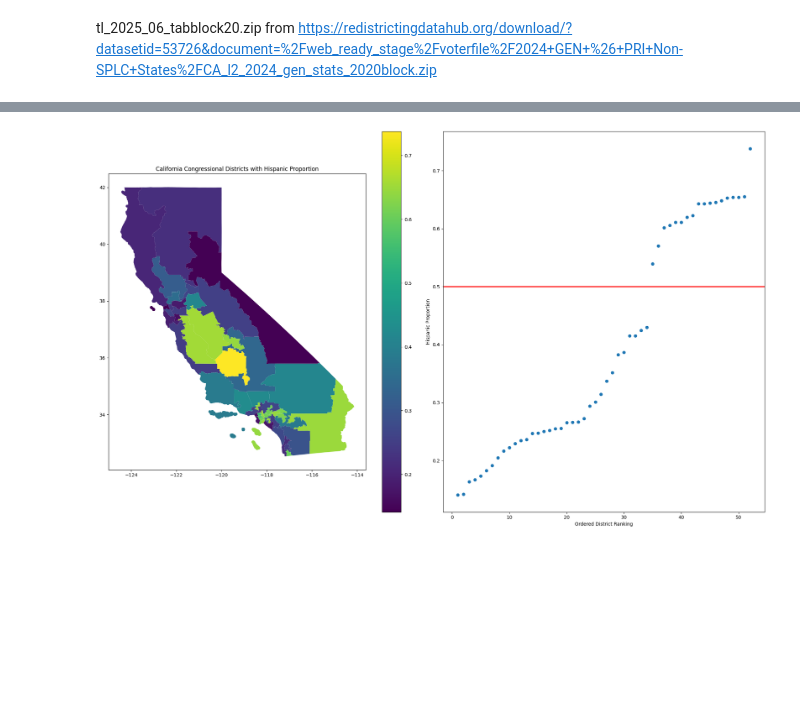
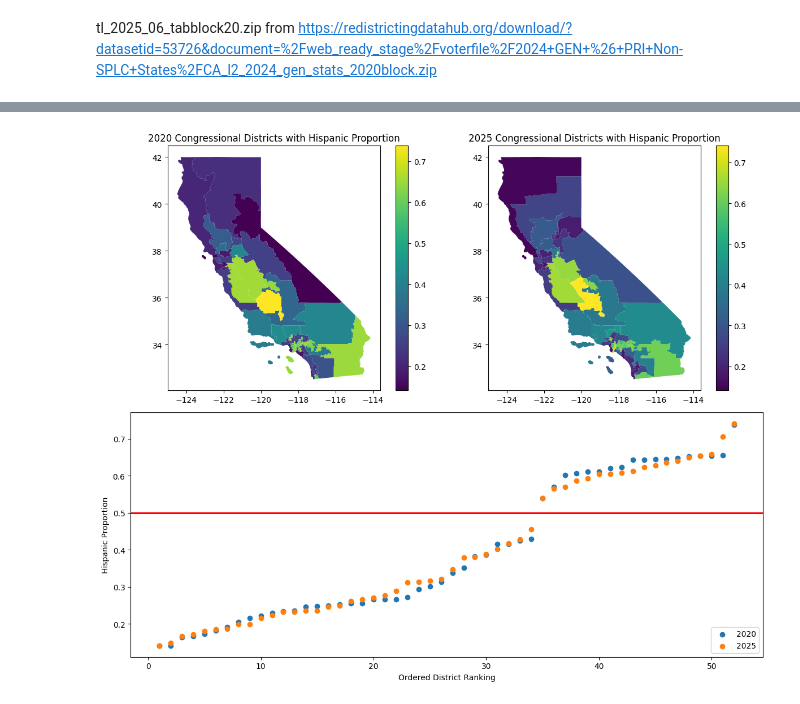
Before and after one commit to jvkim336-rgb/California-Voting-District-Project, a Jupyter notebook: CA-District-Notebook.ipynb, the cells around one changed output, grey strips where cells are left out. Saved outputs shown, nothing was run; the diff lists cells and outputs as text; code cells hidden in the pictures; blank space fills up the shorter version.

```diff
--- a/CA-District-Notebook.ipynb
+++ b/CA-District-Notebook.ipynb
@@ -19,12 +21,18 @@ with zipfile.ZipFile(file_path + r"\Data\ca_pl2020_official.zip") as ca_pl2020:
 ca_pl94 = pd.read_csv(file_path + r"\Data\state_PL94_2020_Adjusted_P24_DOJ_Block_csv\state_PL94_2020_Adjusted_P24_DOJ_Block.csv")
 ca_blocks = gpd.read_file(file_path + r"\Data\tl_2025_06_tabblock20.zip")
 ca_cd118 = pd.read_csv(file_path + r"\Data\06_CA_CD118.txt")
+ca_2025 = pd.read_csv(file_path + r"\Data\ab604.csv")
 voter_file = pd.read_csv(file_path + r"\Data\CA_l2_2024_gen_stats_2020block\CA_l2_2024_gen_stats_2020block.csv")
 # %%
 ca_blocks["GEOID20"] = ca_blocks["GEOID20"].astype(int)
 ca_blocks_district = ca_blocks.merge(ca_cd118, left_on="GEOID20",right_on= "GEOID", how="left")
+ca_blocks_district = ca_blocks_district.rename(columns={"CDFP":"2020 District"})
+ca_blocks_district = ca_blocks_district.merge(ca_2025, left_on="GEOID20",right_on= "GEOID", how="left")
+ca_blocks_district = ca_blocks_district.drop(["GEOID_x", "GEOID_y"], axis=1)
+ca_blocks_district = ca_blocks_district.rename(columns={"CDFP":"2025 District"})
 
-#ca_blocks_district[ca_blocks_district[" CDFP"] == 12].explore()
-ca_blocks_district[ca_blocks_district[" CDFP"] == 12].plot(figsize=(20, 12))
+
+#ca_blocks_district[ca_blocks_district["2020 District"] == 12].explore()
+ca_blocks_district[ca_blocks_district["2020 District"] == 12].plot(figsize=(10, 10))
 # %% [output]
 <Axes: >
@@ -53,19 +76,38 @@ Text(0.5, 1.0, "Distribution of Census Blocks in California's 12th District by H
 # %%
 #Combines California demographic information by Congressional District
-district_demo = ca_block_demo[["geometry", "Population P2", "Hispanic Origin"," CDFP"]].dissolve(by=" CDFP",aggfunc='sum')
+district_demo_2020 = ca_block_demo[["geometry", "Population P2", "Hispanic Origin","2020 District"]].dissolve(by="2020 District",aggfunc='sum')
+district_demo_2025 = ca_block_demo[["geometry", "Population P2", "Hispanic Origin", "2025 District"]].dissolve(by="2025 District",aggfunc='sum')
 # %%
-hispanic_district_demo = district_demo.copy()
-hispanic_district_demo["Hispanic Proportion"] = hispanic_district_demo["Hispanic Origin"] / hispanic_district_demo["Population P2"]
+hispanic_district_demo_2020 = district_demo_2020.copy()
+hispanic_district_demo_2020["Hispanic Proportion"] = hispanic_district_demo_2020["Hispanic Origin"] / hispanic_district_demo_2020["Population P2"]
+hispanic_district_demo_2025 = district_demo_2025.copy()
+hispanic_district_demo_2025["Hispanic Proportion"] = hispanic_district_demo_2025["Hispanic Origin"] / hispanic_district_demo_2025["Population P2"]
 
-fig, axs = plt.subplots(ncols=2, figsize=(20, 12))
-hispanic_district_demo.plot("Hispanic Proportion", legend=True, ax=axs[0])
-axs[0].set_title("California Congressional Districts with Hispanic Proportion")
+fig = plt.figure(figsize=(12, 10))
+gs = fig.add_gridspec(ncols=2, nrows=2)
+ax1 = fig.add_subplot(gs[0, 0])
+ax2 = fig.add_subplot(gs[0, 1])
+ax3 = fig.add_subplot(gs[1, :])
 
-plt.scatter(x=np.arange(1, 53, 1), y=hispanic_district_demo["Hispanic Proportion"].sort_values())
-plt.axhline(0.5, linewidth=2, color='r')
-axs[1].set_xlabel("Ordered District Ranking")
-axs[1].set_ylabel("Hispanic Proportion")
+#2020 Districts
+hispanic_district_demo_2020.plot("Hispanic Proportion", legend=True, ax=ax1)
+ax1.set_title("2020 Congressional Districts with Hispanic Proportion")
+
+ax3.scatter(x=np.arange(1, 53, 1), y=hispanic_district_demo_2020["Hispanic Proportion"].sort_values(), label = "2020")
+ax3.axhline(0.5, linewidth=2, color='r')
+ax3.set_xlabel("Ordered District Ranking")
+ax3.set_ylabel("Hispanic Proportion")
+
+#2025 Districts
+hispanic_district_demo_2025.plot("Hispanic Proportion", legend=True, ax=ax2)
+ax2.set_title("2025 Congressional Districts with Hispanic Proportion")
+
+ax3.scatter(x=np.arange(1, 53, 1), y=hispanic_district_demo_2025["Hispanic Proportion"].sort_values(), label = "2025")
+ax3.axhline(0.5, linewidth=2, color='r')
+ax3.set_xlabel("Ordered District Ranking")
+ax3.set_ylabel("Hispanic Proportion")
+ax3.legend(loc="lower right")
 
 plt.tight_layout()
 # %% [output]
-[figure, old version]
+[figure, new version]
```
Also changed, not shown: parts of 5 cells of this notebook.
